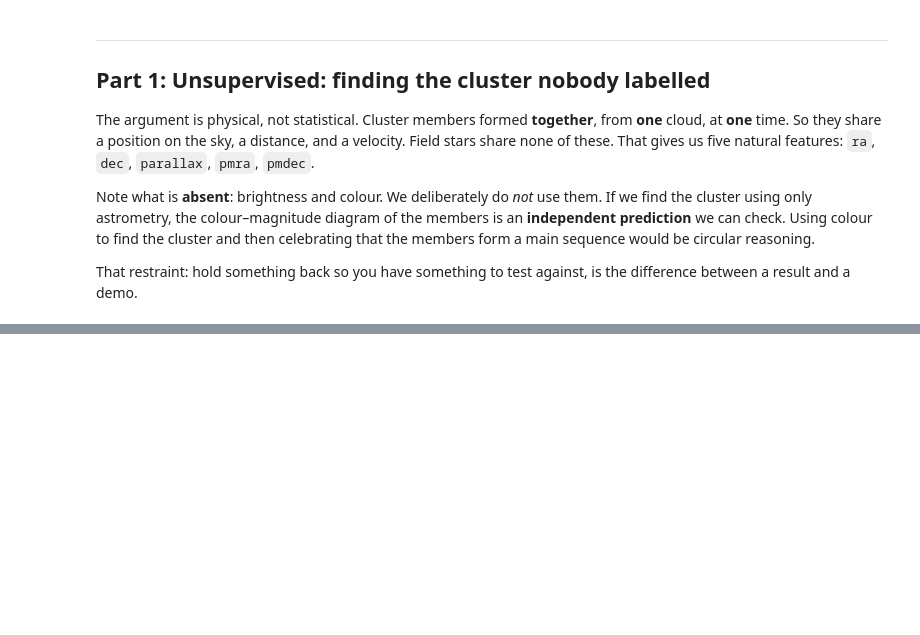
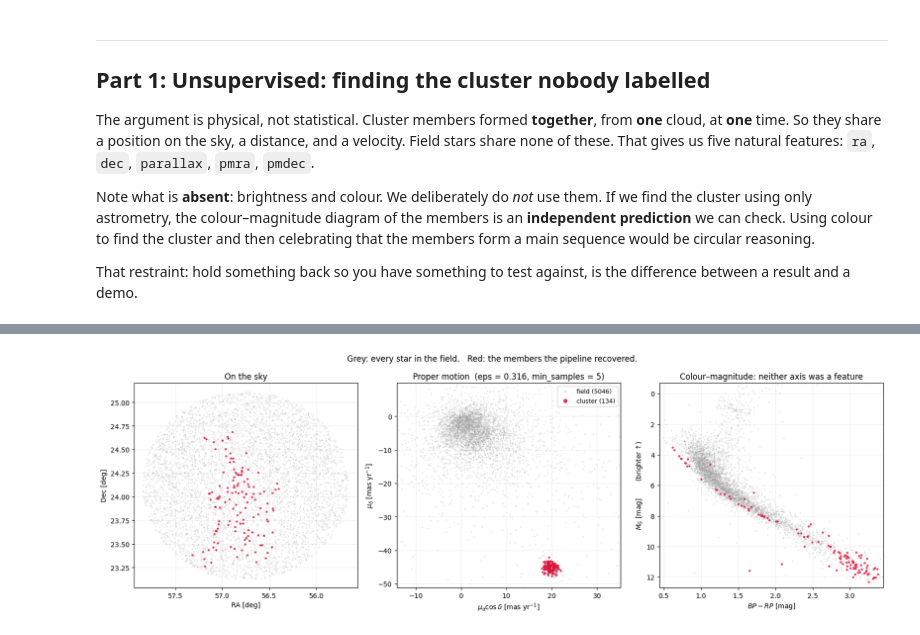
Before and after one commit to LanzLagman/intro-python-astro-PUP, a Jupyter notebook: solutions/05_traditional_ml_astrophysics.ipynb, the cells around one changed output, grey strips where cells are left out. Drawn from its saved outputs; the diff is of its cells as text; code cells hidden in the pictures; blank space fills up the shorter version.

```diff
--- a/solutions/05_traditional_ml_astrophysics.ipynb
+++ b/solutions/05_traditional_ml_astrophysics.ipynb
@@ -459,0 +546,52 @@ Historical and physical background follows Carroll & Ostlie, *An Introduction to
+# %%
+def focus(ax, x, y, lo=1.0, hi=99.0, pad=0.08):
+    """Set limits from percentiles, so outliers do not dictate the frame."""
+    x = np.asarray(x, dtype=float); y = np.asarray(y, dtype=float)
+    x = x[np.isfinite(x)];          y = y[np.isfinite(y)]
+    x0, x1 = np.percentile(x, [lo, hi])
+    y0, y1 = np.percentile(y, [lo, hi])
+    ax.set_xlim(x0 - pad * (x1 - x0), x1 + pad * (x1 - x0))
+    ax.set_ylim(y0 - pad * (y1 - y0), y1 + pad * (y1 - y0))
+
+
+FIELD_STYLE = dict(s=4, alpha=0.25, color="0.6", edgecolors="none")
+MEMBER_STYLE = dict(s=10, alpha=0.85, color="crimson", edgecolors="none")
+
+fig, (ax_sky, ax_pm, ax_cmd) = plt.subplots(1, 3, figsize=(16.5, 5.6))
+
+# ---------- 1. on the sky ----------
+ax_sky.scatter(field["ra"], field["dec"], **FIELD_STYLE)
+ax_sky.scatter(members["ra"], members["dec"], **MEMBER_STYLE)
+ax_sky.set_xlabel("RA [deg]"); ax_sky.set_ylabel("Dec [deg]")
+ax_sky.set_title("On the sky")
+focus(ax_sky, stars["ra"], stars["dec"])
+ax_sky.invert_xaxis()                      # RA increases to the left
+
+# ---------- 2. proper motion: where the separation lives ----------
+ax_pm.scatter(field["pmra"], field["pmdec"], **FIELD_STYLE,
+              label=f"field ({len(field)})")
+ax_pm.scatter(members["pmra"], members["pmdec"], **MEMBER_STYLE,
+              label=f"cluster ({len(members)})")
+ax_pm.set_xlabel(r"$\mu_\alpha\cos\delta$ [mas yr$^{-1}$]")
+ax_pm.set_ylabel(r"$\mu_\delta$ [mas yr$^{-1}$]")
+ax_pm.set_title(f"Proper motion  (eps = {EPS:.3f}, min_samples = {MIN_SAMPLES})")
+ax_pm.legend(markerscale=2, fontsize=9, loc="upper right")
+focus(ax_pm, stars["pmra"], stars["pmdec"], lo=2, hi=98)
+
+# ---------- 3. the independent check ----------
+ax_cmd.scatter(field["bp_rp"], field["M_G"], **FIELD_STYLE)
+ax_cmd.scatter(members["bp_rp"], members["M_G"], **MEMBER_STYLE)
+ax_cmd.set_xlabel("$BP - RP$ [mag]")
+ax_cmd.set_ylabel("$M_G$ [mag]        (brighter ↑)")
+ax_cmd.set_title("Colour–magnitude: neither axis was a feature")
+focus(ax_cmd, stars["bp_rp"], stars["M_G"])
+ax_cmd.invert_yaxis()                      # brighter upwards
+
+for a in (ax_sky, ax_pm, ax_cmd):
+    a.grid(alpha=0.2)
+
+fig.suptitle("Grey: every star in the field.   Red: the members the pipeline recovered.",
+             fontsize=12)
+plt.tight_layout(); plt.show()
+# %% [output]
+[figure, added]
```
Also changed, not shown: parts of 36 cells of this notebook, 2 other files.
